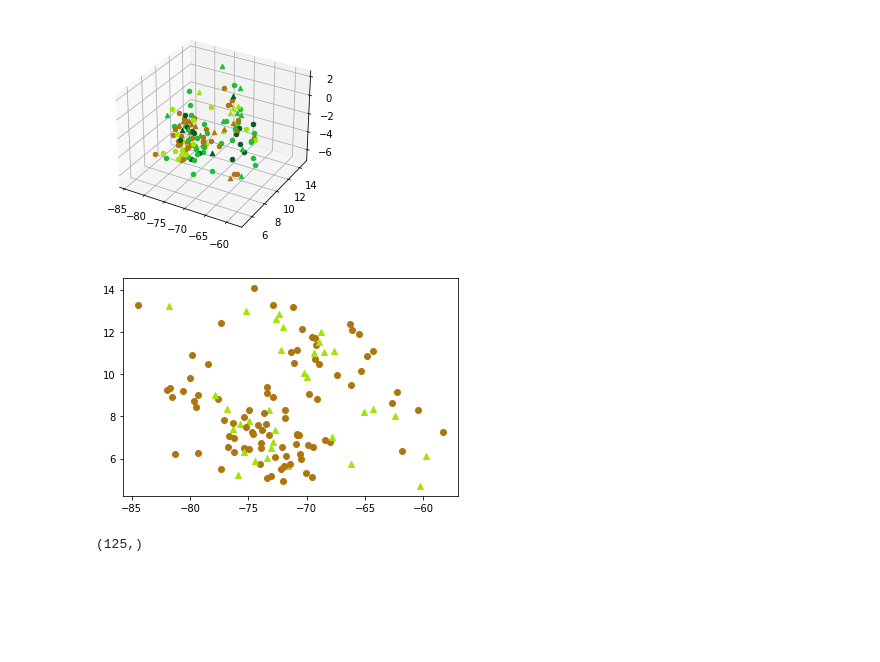
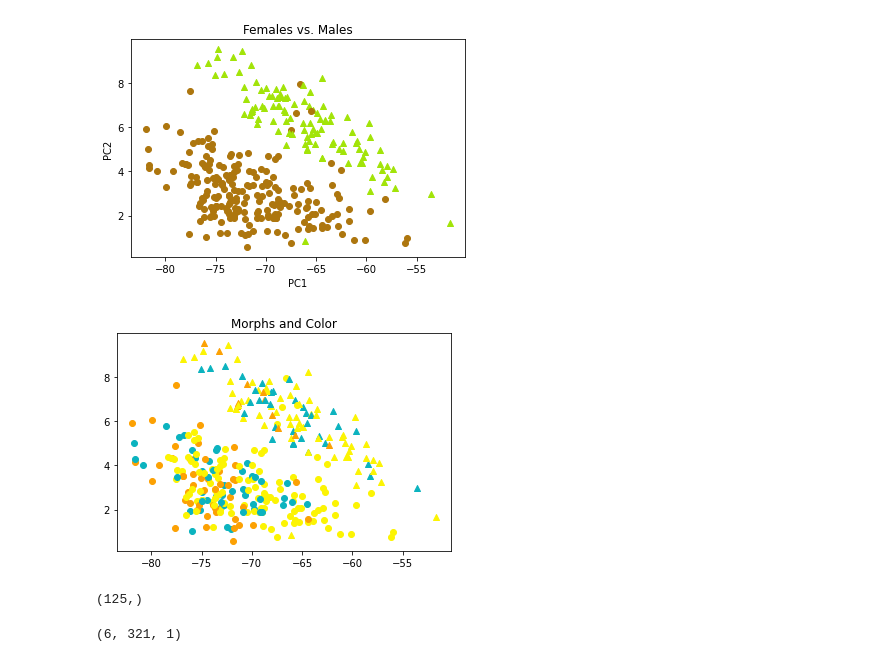
Before and after one commit to jerrys7/lizard-env-traits, a Jupyter notebook: Preprocessing.ipynb, the cells around one changed output. Drawn from its saved outputs; the diff is of its cells as text; code cells hidden in the pictures; blank space fills up the shorter version.

```diff
--- a/Preprocessing.ipynb
+++ b/Preprocessing.ipynb
@@ -120,8 +102,8 @@ print(np.shape(final_transponsed_matrix))
 # %%
 B = np.array(final_transponsed_matrix, dtype=float)
-without_last = B[:, 0:11]
+without_last = B[:, 2:12]
 # %%
-pca = PCA(n_components=3)
+pca = PCA(n_components=2)
 pca.fit(without_last)
 print(pca.explained_variance_ratio_)
 total_var = 0
@@ -155,0 +138,8 @@ colors_array = ['#ad760e', '#a2e408', '#1fbc35', '#055a25', '#055a25']
+# %%
+list_of_colors = []
+colors_array = ['#ad760e', '#a2e408', '#1fbc35', '#055a25', '#FFFFFF']
+temp_colors = ["#F80901","#9A213B","#3D3A74","#0E4691", '#FFFFFF']
+humidity_colors = ['#1B9E77', '#FFEDA0', '#F46D43', '#D73027', '#FFFFFF']
+list_of_colors.append(colors_array)
+list_of_colors.append(temp_colors)
+list_of_colors.append(humidity_colors)
@@ -156,8 +158,12 @@ colors_array = ['#ad760e', '#a2e408', '#1fbc35', '#055a25', '#055a25']
 # %%
 characters = []
 markers = ['o', '^']
+print(np.shape(final_transponsed_matrix))
+sex = np.array(final_transponsed_matrix)[:, 0]
+morph = np.array(final_transponsed_matrix)[:, 1]
 for x in sex:
     if x == 1:
         characters.append(markers[0])
     else:
         characters.append(markers[1])
+print(characters)
@@ -204,33 +247,37 @@ Options selected for Qhull 2019.1.r 2019/06/21:
 # %%
-from mpl_toolkits.mplot3d import Axes3D
-fig = plt.figure()
-ax = fig.add_subplot(111, projection='3d')
-
-# Create the scatterplot
-for oh, color, char in zip(proj, color_vectors[0], characters):
+for oh, color, char in zip(proj, sex, characters):
         # plt.title(strings[int(color)])
         rep = 0
         if char == '^':
                 rep = 1
-        ax.scatter(xs=oh[0], ys=oh[1], zs=oh[2], c=colors_array[color], marker=char)
+        plt.scatter(x=oh[0], y=oh[1], c=colors_array[rep], marker=char)
+        plt.title('Females vs. Males')
+plt.xlabel('PC1')
+plt.ylabel('PC2')
+plt.savefig('gender.pdf')
+plt.show()
 # %% [output]
-[figure, old version]
+[figure, new version]
 # %%
-arrays = [[] for i in range(3)]
-for oh, color, char in zip(proj, color_vectors[0], characters):
+
+for oh, color, char in zip(proj, morph, characters):
         # plt.title(strings[int(color)])
-        rep = 0
-        if char == '^':
-                rep = 1
-        plt.scatter(x=oh[0], y=oh[1], c=colors_array[rep], marker=char)
+        plt.scatter(x=oh[0], y=oh[1], c=morph_color_vector[int(color)], marker=char)
         # arrays[int(color)].extend(oh)
         # title = str(int(color)) + '.pdf'
-        # plt.savefig('line_plot.pdf')
-        # plt.legend(["0", '1', '2', '3', '4', '5', '6'])
+        plt.title('Morphs and Color')
+plt.savefig('morph.pdf')
+plt.xlabel('PC1')
+plt.ylabel('PC2')
+plt.show()
 # %% [output]
-[figure, old version]
+[figure, new version]
 # %%
 print(np.shape(proj[:, 0]))
 # %% [output]
 (125,)
+# %%
+print(np.shape(evaluation_vectors))
+# %% [output]
+(6, 321, 1)
 # %%
```
Also changed, not shown: parts of 22 cells of this notebook, 17 other files.
